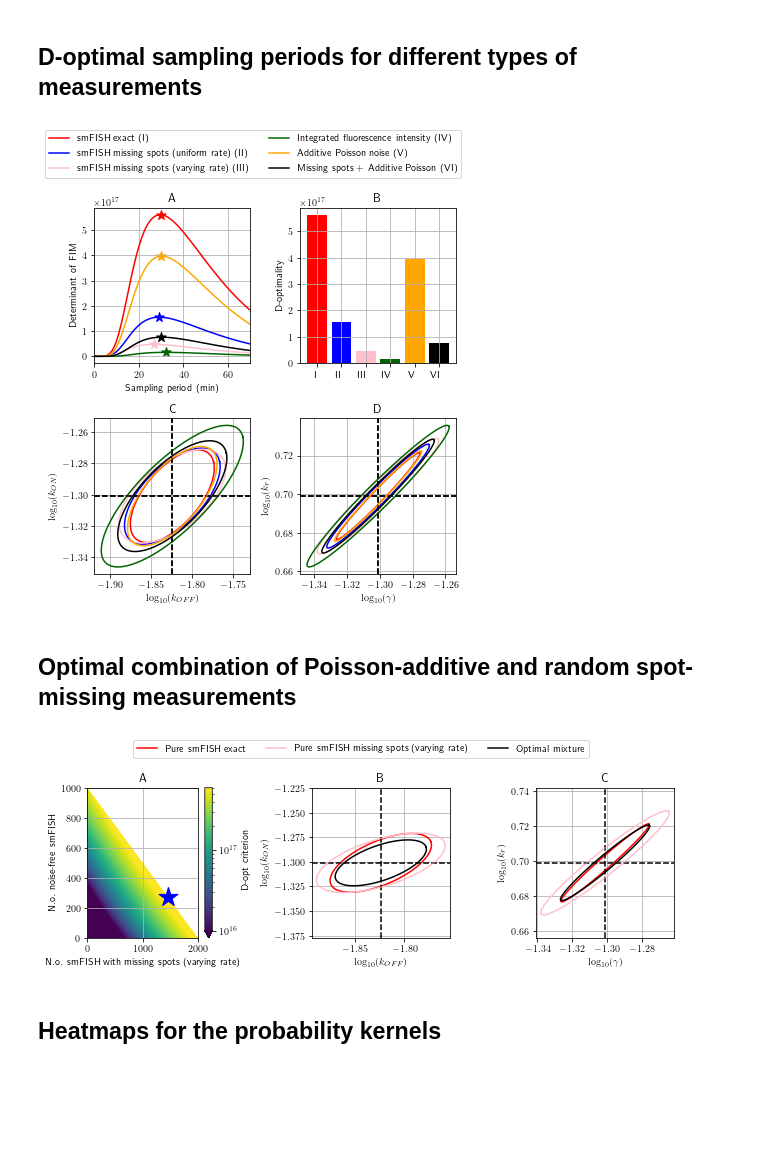
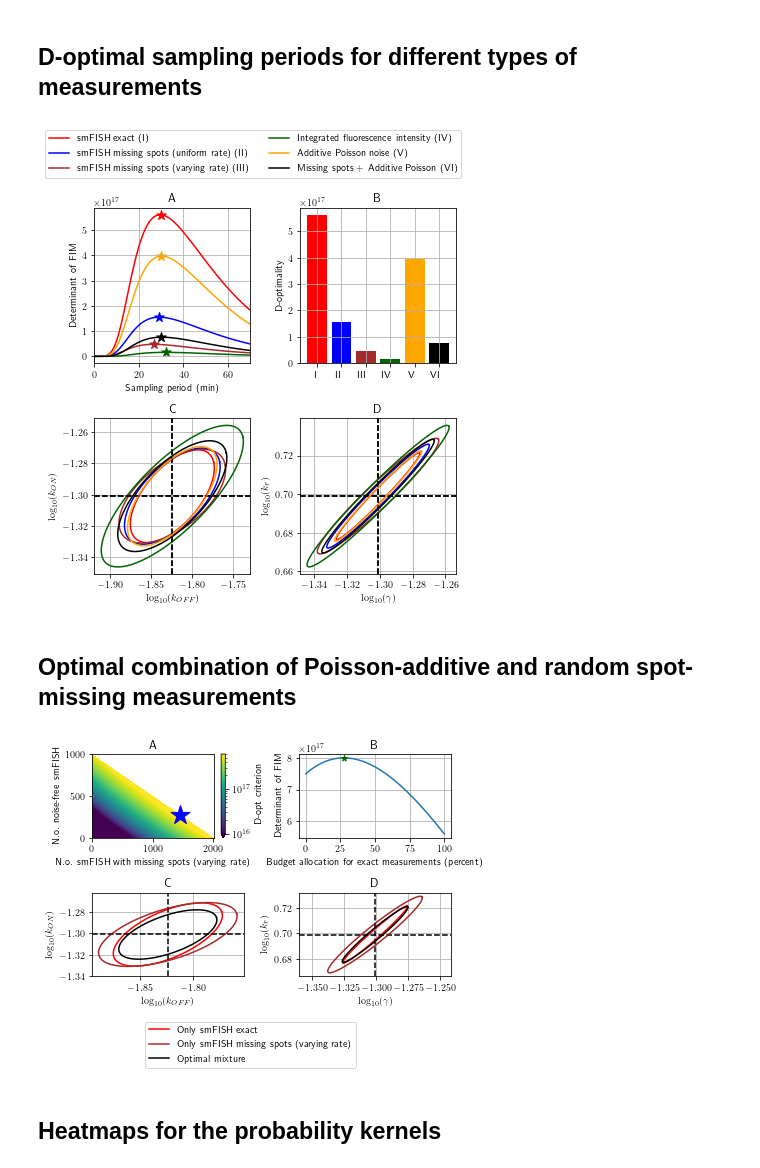
Before and after one commit to voduchuy/NoisyMeasurementFIM, a Jupyter notebook: bursting_gene/bursting_gene_plots.ipynb, the cells around one changed output. Saved outputs shown, nothing was run; the diff lists cells and outputs as text; code cells hidden in the pictures; blank space fills up the shorter version.

Commit message:
Updates to plots; Remove rnaseq simulations

```diff
--- a/bursting_gene/bursting_gene_plots.ipynb
+++ b/bursting_gene/bursting_gene_plots.ipynb
@@ -23,7 +24,7 @@ colors = {
         'exact': f'red',
         'binomial': f'blue',
         'binomial_poisson': 'k',
-        'binomial_state_dep': f'pink',
+        'binomial_state_dep': f'brown',
         'poisson': 'orange',
         'flowcyt': f'darkgreen'
 }
@@ -71,13 +72,13 @@ for im, meas in enumerate(measurement_methods):
 
     axs[0,1].bar(im, dets[idx_opt], color=colors[meas])
 
-    plot_conf_ellipse(fims[idx_opt],
+    plotConfidenceEllipse(fims[idx_opt],
                       3,
                       axs[1,0],
                       [1,0],
                       np.log10(theta),
                       colors[meas], '')
-    plot_conf_ellipse(fims[idx_opt],
+    plotConfidenceEllipse(fims[idx_opt],
                       3,
                       axs[1,1],
                       [3,2],
@@ -100,10 +101,10 @@ axs[1,1].set_xlabel('$\log_{10}({\gamma})$')
 
 for ax in list(axs.flatten()):
     ax.grid(True)
-label_axes(axs)
+labelAxes(axs)
 fig.savefig('figs/bursting_fim_dopt.pdf', bbox_inches='tight')
 # %% [output]
-[figure, old version]
+[figure, new version]
 # %%
 import pandas as pd
 
@@ -122,66 +123,77 @@ df.to_csv("tables/bursting_designs.csv", index=False, float_format="%.2e")
 ## Optimal combination of Poisson-additive and random spot-missing measurements
 # %%
 import matplotlib.colors as Colors
+import matplotlib.gridspec as gridspec
 
 with np.load("results/opt_mixture.npz", allow_pickle=True) as _:
          opt_mixture=_["opt_mixture"]
          obj_values=_["obj_values"]
          fim_mix_opt=_["fim_mix_opt"]
 
-fig, axs = plt.subplots(1,3)
-fig.set_size_inches(9, 3)
-fig.set_tight_layout(True)
+# Extract the diagonal element
+det_fim_diagonal = np.array([obj_values[i, 2000 - 2*i] for i in range(1001)])
+
+fig = plt.figure(figsize=(6, 4), tight_layout=True)
+gs = gridspec.GridSpec(2, 2, figure=fig)
+
+axs = fig.subplots(2, 2).flatten()
+
 
 mixture_plot = axs[0].pcolorfast(obj_values, norm=Colors.LogNorm(vmin=1.0E16, vmax=6E17))
 fig.colorbar(mixture_plot, ax=axs[0], orientation='vertical', extend='min',
              label=r"D-opt criterion")
 axs[0].scatter(opt_mixture[1], opt_mixture[0], 400, marker='*', color="blue")
 axs[0].set_xlabel("N.o. smFISH with missing spots (varying rate)")
 axs[0].set_ylabel("N.o. noise-free smFISH")
 
+axs[1].grid()
+axs[1].plot(100.0*np.arange(1001)/1000.0, det_fim_diagonal)
+axs[1].scatter(100.0*opt_mixture[0]/1000.0, det_fim_diagonal[opt_mixture[0]], marker='*', color="darkgreen", zorder=2)
+axs[1].set_xlabel("Budget allocation for exact measurements (percent)")
+axs[1].set_ylabel("Determinant of FIM")
+
 for meas in ['exact', 'binomial_state_dep']:
     idx_opt = opt_rates[meas]
     fims = fim_multi_cells_times[meas]
     dets = det_fim_multi_cells_times[meas]
 
-    plot_conf_ellipse(fims[idx_opt],
+    plotConfidenceEllipse(fims[idx_opt],
                       3,
-                      axs[1],
+                      axs[2],
                       [1,0],
                       np.log10(theta),
-                      colors[meas], f'Pure {labels[meas]}')
-    plot_conf_ellipse(fims[idx_opt],
+                      colors[meas], f'Only {labels[meas]}')
+    plotConfidenceEllipse(fims[idx_opt],
+                      3,
+                      axs[3],
+                      [3,2],
+                      np.log10(theta), colors[meas], f'Only {meas}')
+plotConfidenceEllipse(fim_mix_opt,
                       3,
                       axs[2],
-                      [3,2],
-                      np.log10(theta), colors[meas], f'Pure {meas}')
-plot_conf_ellipse(fim_mix_opt,
-                      3,
-                      axs[1],
                       [1,0],
                       np.log10(theta),
                       'k', 'Optimal mixture')
-plot_conf_ellipse(fim_mix_opt,
+plotConfidenceEllipse(fim_mix_opt,
                   3,
-                  axs[2],
+                  axs[3],
                   [3,2],
                   np.log10(theta), 'k', 'Optimal mixture')
 
-h, l = axs[1].get_legend_handles_labels()
-fig.legend(h, l, bbox_to_anchor=(0, 1, 1, 1), loc='lower center', ncol=5)
+h, l = axs[2].get_legend_handles_labels()
+fig.legend(h, l, bbox_to_anchor=(0, -1, 1, 1), loc='upper center', ncol=1)
 
-for j in range(1, 3):
+for j in range(2, 4):
     axs[j].set_aspect('equal', 'datalim')
     axs[j].grid()
-axs[1].set_ylabel('$\log_{10}({k_{ON}})$')
-axs[1].set_xlabel('$\log_{10}({k_{OFF}})$')
-axs[2].set_ylabel('$\log_{10}({k_{r}})$')
-axs[2].set_xlabel('$\log_{10}({\gamma})$')
-axs[0].grid()
-label_axes(axs)
+axs[2].set_ylabel('$\log_{10}({k_{ON}})$')
+axs[2].set_xlabel('$\log_{10}({k_{OFF}})$')
+axs[3].set_ylabel('$\log_{10}({k_{r}})$')
+axs[3].set_xlabel('$\log_{10}({\gamma})$')
+labelAxes(axs)
 fig.savefig("figs/bursting_mixture_dopt.png", dpi=300, bbox_inches="tight")
 # %% [output]
-[figure, old version]
+[figure, new version]
 # %% [markdown]
 ## Heatmaps for the probability kernels
 # %%
```
Also changed, not shown: parts of 18 cells of this notebook, 17 other files.
